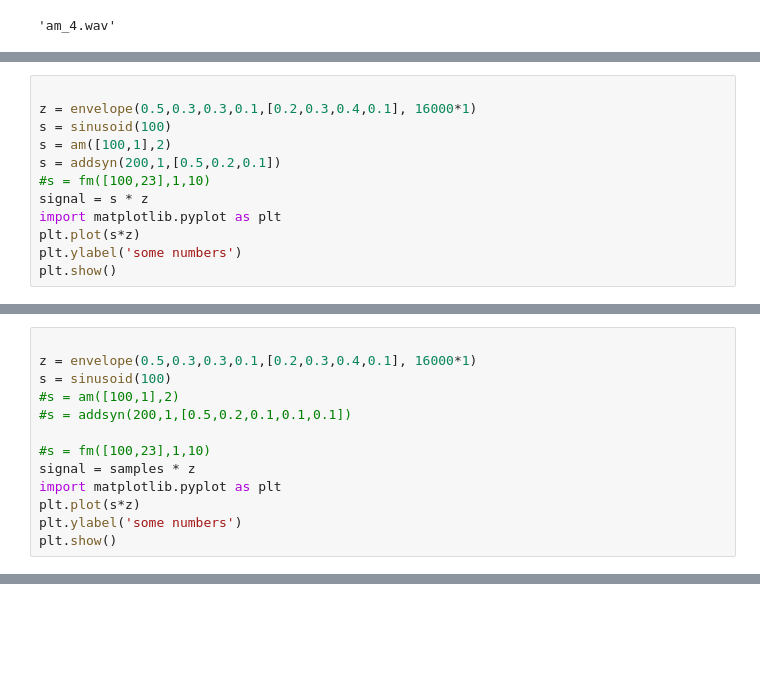
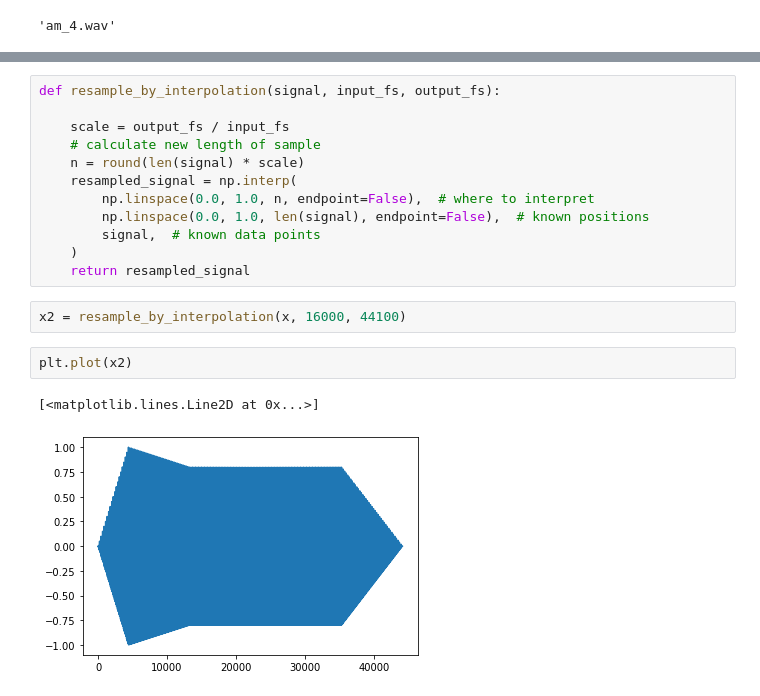
Before and after one commit to mezaga/ACIML, a Jupyter notebook: ACIML_seminario_prototype_final.ipynb, the cells around one changed output, grey strips where cells are left out. Saved outputs shown, nothing was run; the diff lists cells and outputs as text; blank space fills up the shorter version.

```diff
--- a/ACIML_seminario_prototype_final.ipynb
+++ b/ACIML_seminario_prototype_final.ipynb
@@ -899,12 +1022,0 @@ def sinusoid(freq=440.0, dur=1.0, srate=16000, amp=1.0, phase = 0.0):
-# %%
-
-z = envelope(0.5,0.3,0.3,0.1,[0.2,0.3,0.4,0.1], 16000*1)
-s = sinusoid(100)
-s = am([100,1],2)
-s = addsyn(200,1,[0.5,0.2,0.1])
-#s = fm([100,23],1,10)
-signal = s * z
-import matplotlib.pyplot as plt
-plt.plot(s*z)
-plt.ylabel('some numbers')
-plt.show()
@@ -927,13 +1022,0 @@ z = envelope(0.5,0.3,0.3,0.1,[0.2,0.3,0.4,0.1], 16000)
-# %%
-
-z = envelope(0.5,0.3,0.3,0.1,[0.2,0.3,0.4,0.1], 16000*1)
-s = sinusoid(100)
-#s = am([100,1],2)
-#s = addsyn(200,1,[0.5,0.2,0.1,0.1,0.1])
-
-#s = fm([100,23],1,10)
-signal = samples * z
-import matplotlib.pyplot as plt
-plt.plot(s*z)
-plt.ylabel('some numbers')
-plt.show()
@@ -1047,0 +1023,19 @@ plt.show()
+# %%
+def resample_by_interpolation(signal, input_fs, output_fs):
+
+    scale = output_fs / input_fs
+    # calculate new length of sample
+    n = round(len(signal) * scale)
+    resampled_signal = np.interp(
+        np.linspace(0.0, 1.0, n, endpoint=False),  # where to interpret
+        np.linspace(0.0, 1.0, len(signal), endpoint=False),  # known positions
+        signal,  # known data points
+    )
+    return resampled_signal
+# %%
+x2 = resample_by_interpolation(x, 16000, 44100)
+# %%
+plt.plot(x2)
+# %% [output]
+[<matplotlib.lines.Line2D at 0x...>]
+[figure, added]
```
Also changed, not shown: parts of 41 cells of this notebook.
